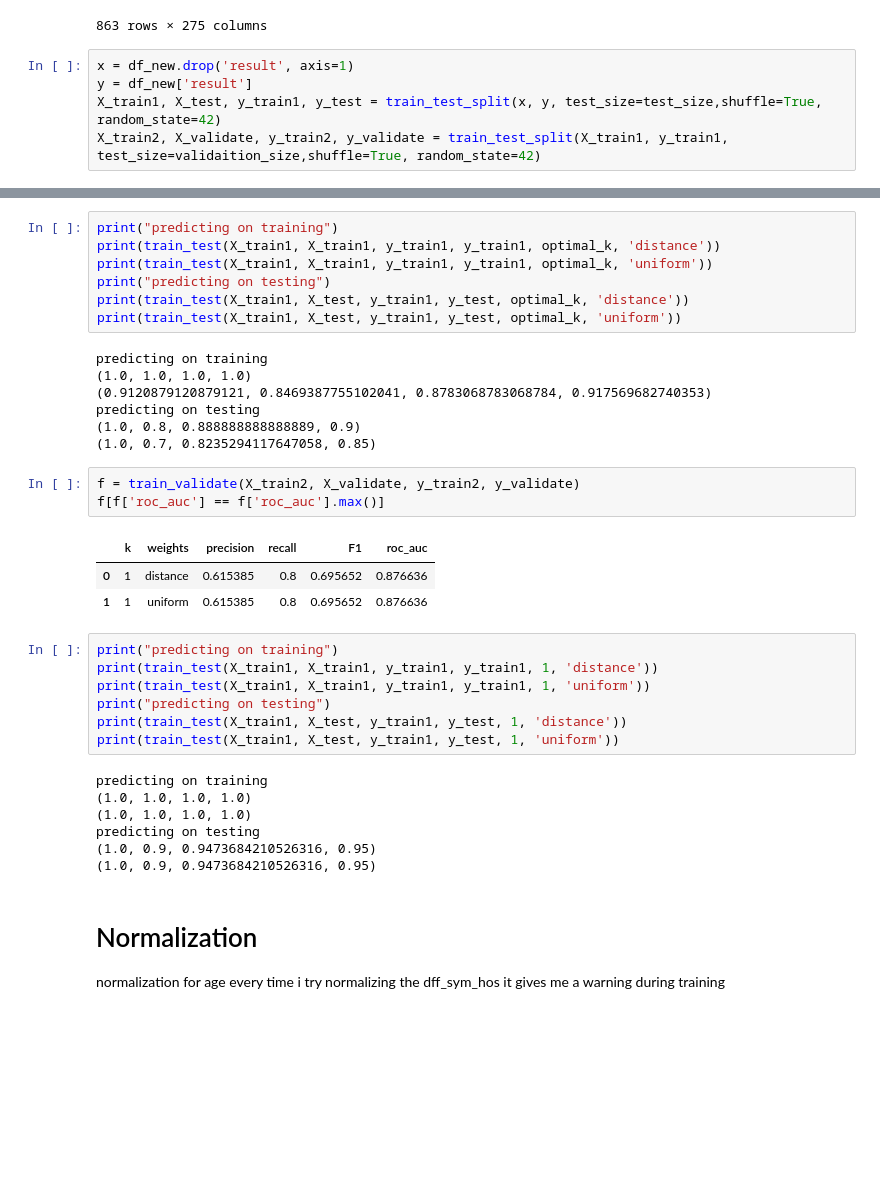
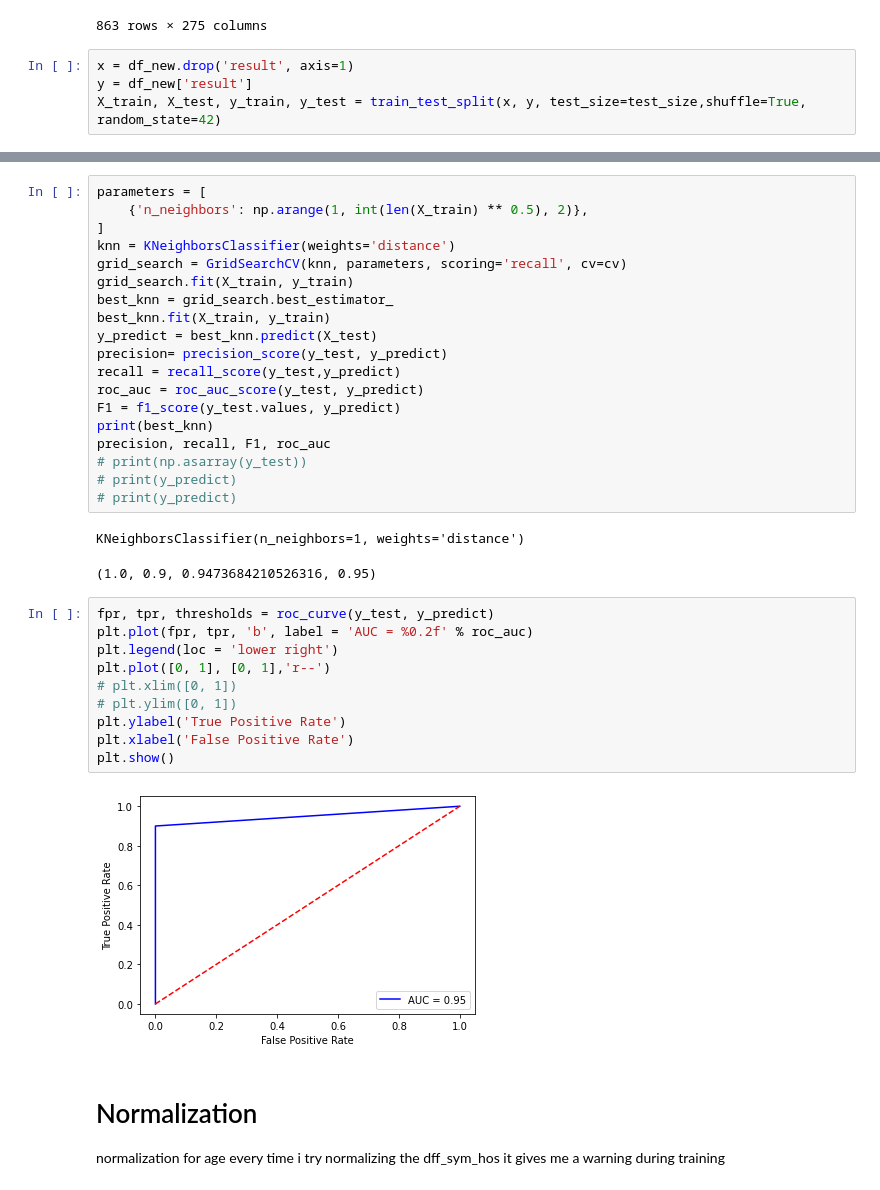
Before and after one commit to YMaher99/Machine-Learning-Course-Project, a Jupyter notebook: covid_knn.ipynb, the cells around one changed output, grey strips where cells are left out. Cells and saved outputs as stored; diff of their text form; blank space fills up the shorter version.

```diff
--- a/covid_knn.ipynb
+++ b/covid_knn.ipynb
@@ -174,5 +115,4 @@ df_new
 # %%
 x = df_new.drop('result', axis=1)
 y = df_new['result']
-X_train1, X_test, y_train1, y_test = train_test_split(x, y, test_size=test_size,shuffle=True, random_state=42)
-X_train2, X_validate, y_train2, y_validate = train_test_split(X_train1, y_train1, test_size=validaition_size,shuffle=True, random_state=42)
+X_train, X_test, y_train, y_test = train_test_split(x, y, test_size=test_size,shuffle=True, random_state=42)
@@ -190,38 +119,37 @@ optimal_k = grid_search.best_params_['n_neighbors']
-# %%
-print("predicting on training")
-print(train_test(X_train1, X_train1, y_train1, y_train1, optimal_k, 'distance'))
-print(train_test(X_train1, X_train1, y_train1, y_train1, optimal_k, 'uniform'))
-print("predicting on testing")
-print(train_test(X_train1, X_test, y_train1, y_test, optimal_k, 'distance'))
-print(train_test(X_train1, X_test, y_train1, y_test, optimal_k, 'uniform'))
-# %% [output]
-predicting on training
-(1.0, 1.0, 1.0, 1.0)
-(0.9120879120879121, 0.8469387755102041, 0.8783068783068784, 0.917569682740353)
-predicting on testing
-(1.0, 0.8, 0.888888888888889, 0.9)
-(1.0, 0.7, 0.8235294117647058, 0.85)
-# %%
-f = train_validate(X_train2, X_validate, y_train2, y_validate)
-f[f['roc_auc'] == f['roc_auc'].max()]
-# %% [output]
-|  | k | weights | precision | recall | F1 | roc_auc |
-| 0 | 1 | distance | 0.615385 | 0.8 | 0.695652 | 0.876636 |
-| 1 | 1 | uniform | 0.615385 | 0.8 | 0.695652 | 0.876636 |
-# %%
-print("predicting on training")
-print(train_test(X_train1, X_train1, y_train1, y_train1, 1, 'distance'))
-print(train_test(X_train1, X_train1, y_train1, y_train1, 1, 'uniform'))
-print("predicting on testing")
-print(train_test(X_train1, X_test, y_train1, y_test, 1, 'distance'))
-print(train_test(X_train1, X_test, y_train1, y_test, 1, 'uniform'))
-# %% [output]
-predicting on training
-(1.0, 1.0, 1.0, 1.0)
-(1.0, 1.0, 1.0, 1.0)
-predicting on testing
-(1.0, 0.9, 0.9473684210526316, 0.95)
-(1.0, 0.9, 0.9473684210526316, 0.95)
+# %%
+parameters = [
+    {'n_neighbors': np.arange(1, int(len(X_train) ** 0.5), 2)},
+]
+knn = KNeighborsClassifier(weights='distance')
+grid_search = GridSearchCV(knn, parameters, scoring='recall', cv=cv)
+grid_search.fit(X_train, y_train)
+best_knn = grid_search.best_estimator_
+best_knn.fit(X_train, y_train)
+y_predict = best_knn.predict(X_test)
+precision= precision_score(y_test, y_predict)
+recall = recall_score(y_test,y_predict)
+roc_auc = roc_auc_score(y_test, y_predict)
+F1 = f1_score(y_test.values, y_predict)
+print(best_knn)
+precision, recall, F1, roc_auc
+# print(np.asarray(y_test))
+# print(y_predict)
+# print(y_predict)
+# %% [output]
+KNeighborsClassifier(n_neighbors=1, weights='distance')
+(1.0, 0.9, 0.9473684210526316, 0.95)
+# %%
+fpr, tpr, thresholds = roc_curve(y_test, y_predict)
+plt.plot(fpr, tpr, 'b', label = 'AUC = %0.2f' % roc_auc)
+plt.legend(loc = 'lower right')
+plt.plot([0, 1], [0, 1],'r--')
+# plt.xlim([0, 1])
+# plt.ylim([0, 1])
+plt.ylabel('True Positive Rate')
+plt.xlabel('False Positive Rate')
+plt.show()
+# %% [output]
+[figure, added]
 # %% [markdown]
 # Normalization
 normalization for age
```
Also changed, not shown: parts of 23 cells of this notebook.
